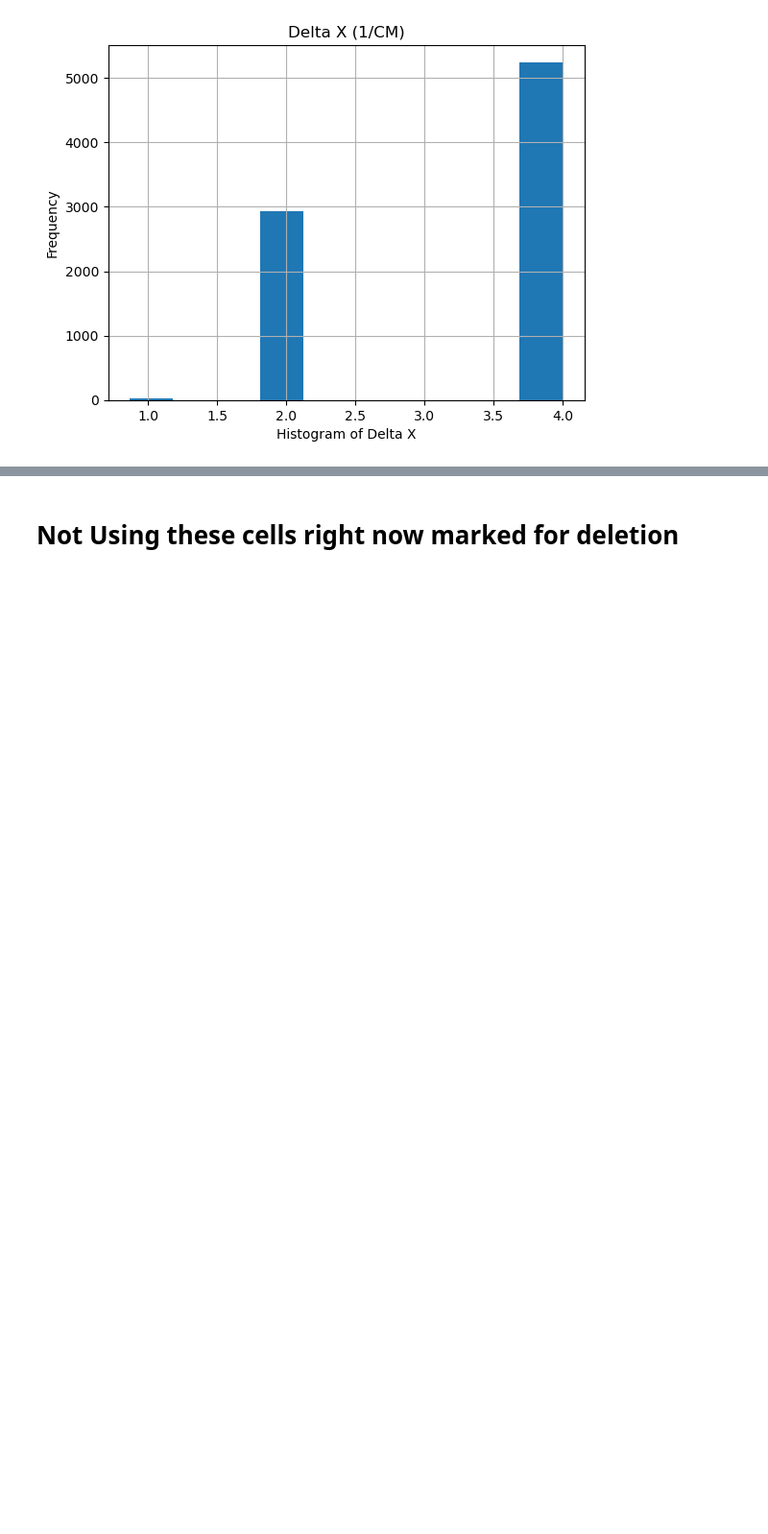
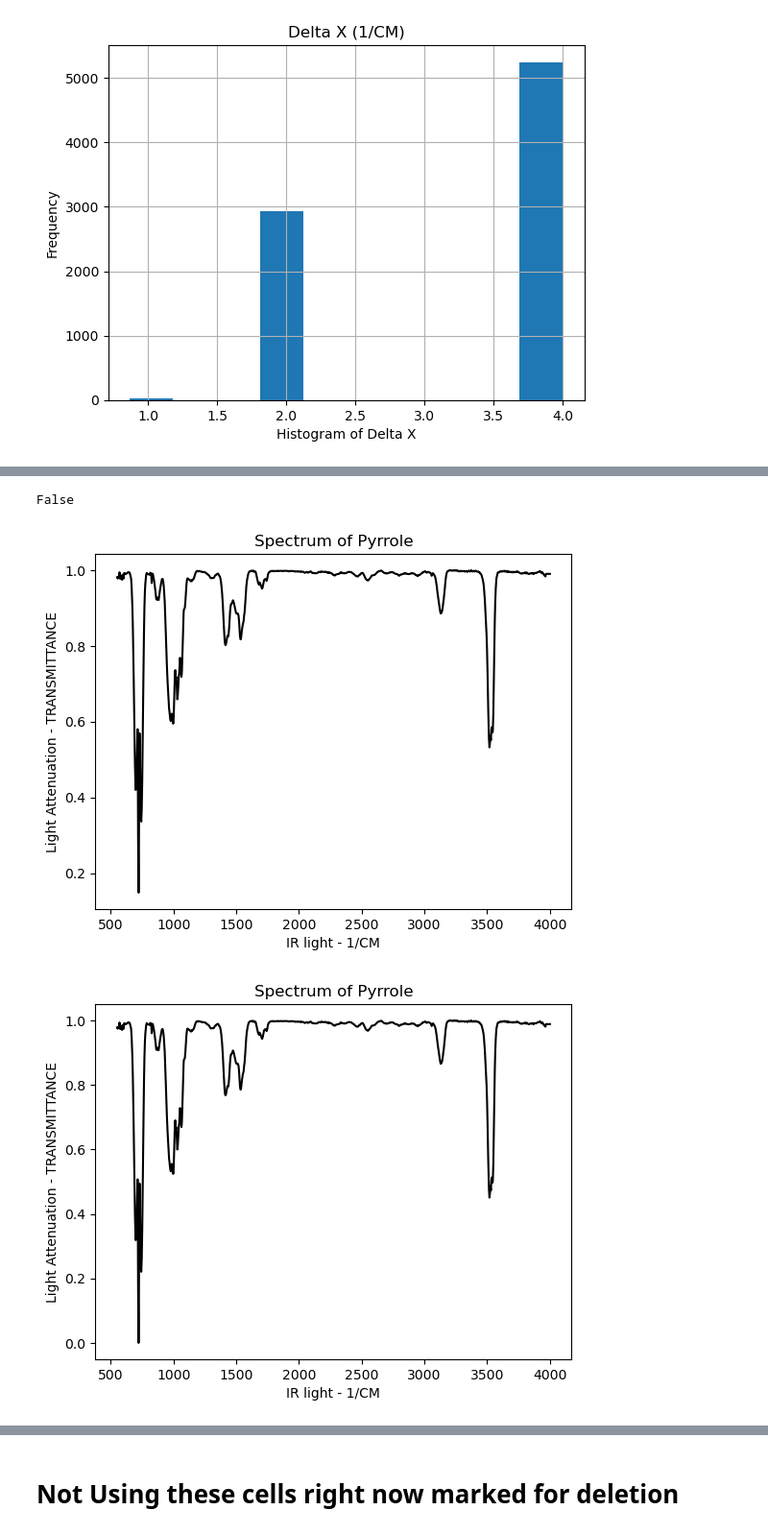
Before and after one commit to kevinpatrickkent/NIST-IR-MachineLearning, a Jupyter notebook: NISTWebbookML.ipynb, the cells around one changed output, grey strips where cells are left out. Shown at 96% size. Saved outputs shown, nothing was run; the diff lists cells and outputs as text; code cells hidden in the pictures; blank space fills up the shorter version.

```diff
--- a/NISTWebbookML.ipynb
+++ b/NISTWebbookML.ipynb
@@ -1125,0 +1131,32 @@ plt.plot(df_gasspec.columns,df_gasspec.loc[indexNum[4],:])
+# %%
+# At first I converted everything to absorbance because most of the spectra were
+# in absorbnce - however, some of the transmittance spectra have 0 transmittance
+# which gives infinite absorbance.
+# Switched over to transmittance and now the np.isinf() function shows no infinite
+
+np.isinf(df_gasspec).any().any()
+# %% [output]
+False
+# %%
+# Here I'm just using the MinMaxScaler() to scale the data
+
+std = MinMaxScaler()
+gasmat_std = np.transpose(std.fit_transform(np.transpose(gasmat)))
+
+ind = 300
+cas = df.loc[gas,:].index[ind]
+plt.plot(gold_x,gasmat[ind,:], color='black')
+plt.xlabel('IR light - ' + df.loc[cas,'xunits'])
+plt.ylabel('Light Attenuation - ' + df.loc[cas,'yunits'])
+plt.title('Spectrum of ' + df.loc[cas,'title'])
+plt.show()
+
+cas = df.loc[gas,:].index[ind]
+plt.plot(gold_x,gasmat_std[ind,:], color='black')
+plt.xlabel('IR light - ' + df.loc[cas,'xunits'])
+plt.ylabel('Light Attenuation - ' + df.loc[cas,'yunits'])
+plt.title('Spectrum of ' + df.loc[cas,'title'])
+plt.show()
+# %% [output]
+[figure, added]
+[figure, added]
```
Also changed, not shown: parts of 56 cells of this notebook.
